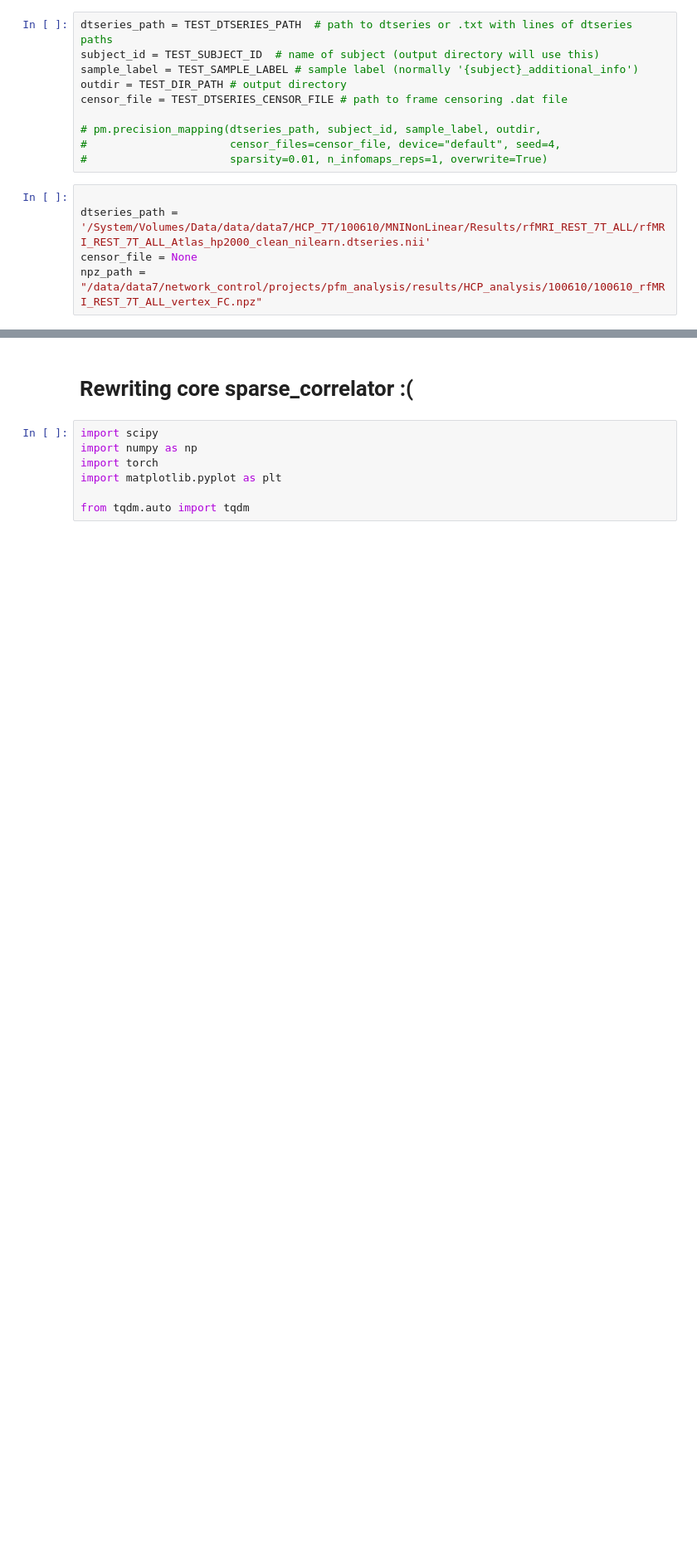
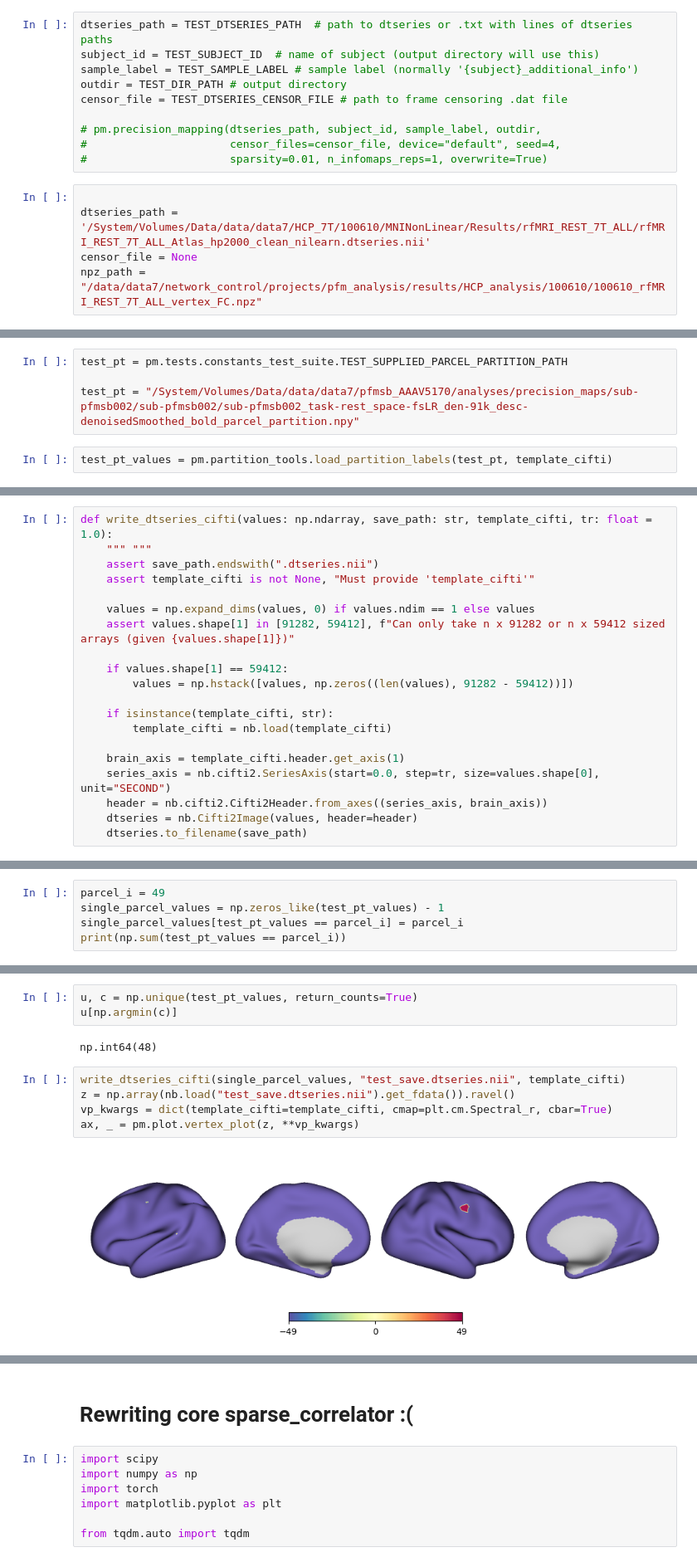
Before and after one commit to cole-khamnei/precision_mapping, a Jupyter notebook: notebooks/dev_nb.ipynb, the cells around one changed output, grey strips where cells are left out. Shown at 83% size. Cells and saved outputs as stored; diff of their text form; blank space fills up the shorter version.

```diff
--- a/notebooks/dev_nb.ipynb
+++ b/notebooks/dev_nb.ipynb
@@ -27,0 +40,6 @@ npz_path = "/data/data7/network_control/projects/pfm_analysis/results/HCP_analys
+# %%
+test_pt = pm.tests.constants_test_suite.TEST_SUPPLIED_PARCEL_PARTITION_PATH
+
+test_pt = "/System/Volumes/Data/data/data7/pfmsb_AAAV5170/analyses/precision_maps/sub-pfmsb002/sub-pfmsb002/sub-pfmsb002_task-rest_space-fsLR_den-91k_desc-denoisedSmoothed_bold_parcel_partition.npy"
+# %%
+test_pt_values = pm.partition_tools.load_partition_labels(test_pt, template_cifti)
@@ -27,0 +50,20 @@ npz_path = "/data/data7/network_control/projects/pfm_analysis/results/HCP_analys
+# %%
+def write_dtseries_cifti(values: np.ndarray, save_path: str, template_cifti, tr: float = 1.0):
+    """ """
+    assert save_path.endswith(".dtseries.nii")
+    assert template_cifti is not None, "Must provide 'template_cifti'"
+
+    values = np.expand_dims(values, 0) if values.ndim == 1 else values
+    assert values.shape[1] in [91282, 59412], f"Can only take n x 91282 or n x 59412 sized arrays (given {values.shape[1]})"
+
+    if values.shape[1] == 59412:
+        values = np.hstack([values, np.zeros((len(values), 91282 - 59412))])
+
+    if isinstance(template_cifti, str):
+        template_cifti = nb.load(template_cifti)
+
+    brain_axis = template_cifti.header.get_axis(1)
+    series_axis = nb.cifti2.SeriesAxis(start=0.0, step=tr, size=values.shape[0], unit="SECOND")
+    header = nb.cifti2.Cifti2Header.from_axes((series_axis, brain_axis))
+    dtseries = nb.Cifti2Image(values, header=header)
+    dtseries.to_filename(save_path)
@@ -27,0 +74,5 @@ npz_path = "/data/data7/network_control/projects/pfm_analysis/results/HCP_analys
+# %%
+parcel_i = 49
+single_parcel_values = np.zeros_like(test_pt_values) - 1
+single_parcel_values[test_pt_values == parcel_i] = parcel_i
+print(np.sum(test_pt_values == parcel_i))
@@ -27,0 +85,12 @@ npz_path = "/data/data7/network_control/projects/pfm_analysis/results/HCP_analys
+# %%
+u, c = np.unique(test_pt_values, return_counts=True)
+u[np.argmin(c)]
+# %% [output]
+np.int64(48)
+# %%
+write_dtseries_cifti(single_parcel_values, "test_save.dtseries.nii", template_cifti)
+z = np.array(nb.load("test_save.dtseries.nii").get_fdata()).ravel()
+vp_kwargs = dict(template_cifti=template_cifti, cmap=plt.cm.Spectral_r, cbar=True)
+ax, _ = pm.plot.vertex_plot(z, **vp_kwargs)
+# %% [output]
+[figure, added]
```
Also changed, not shown: parts of 25 cells of this notebook.
